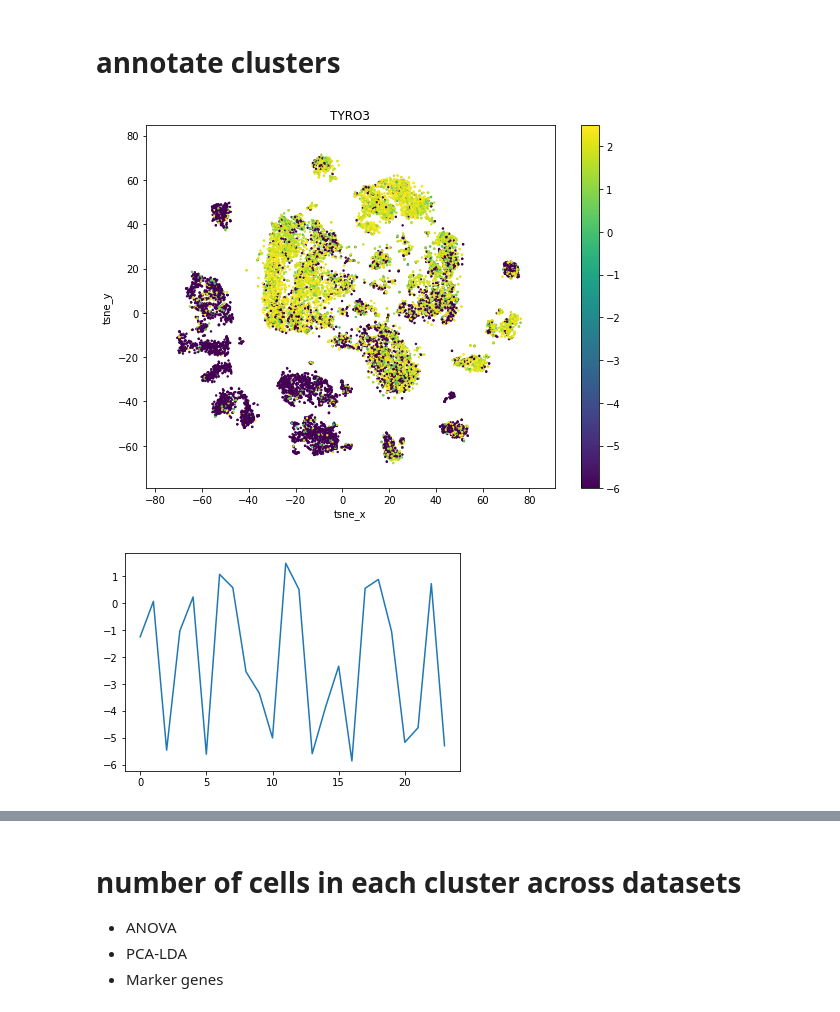
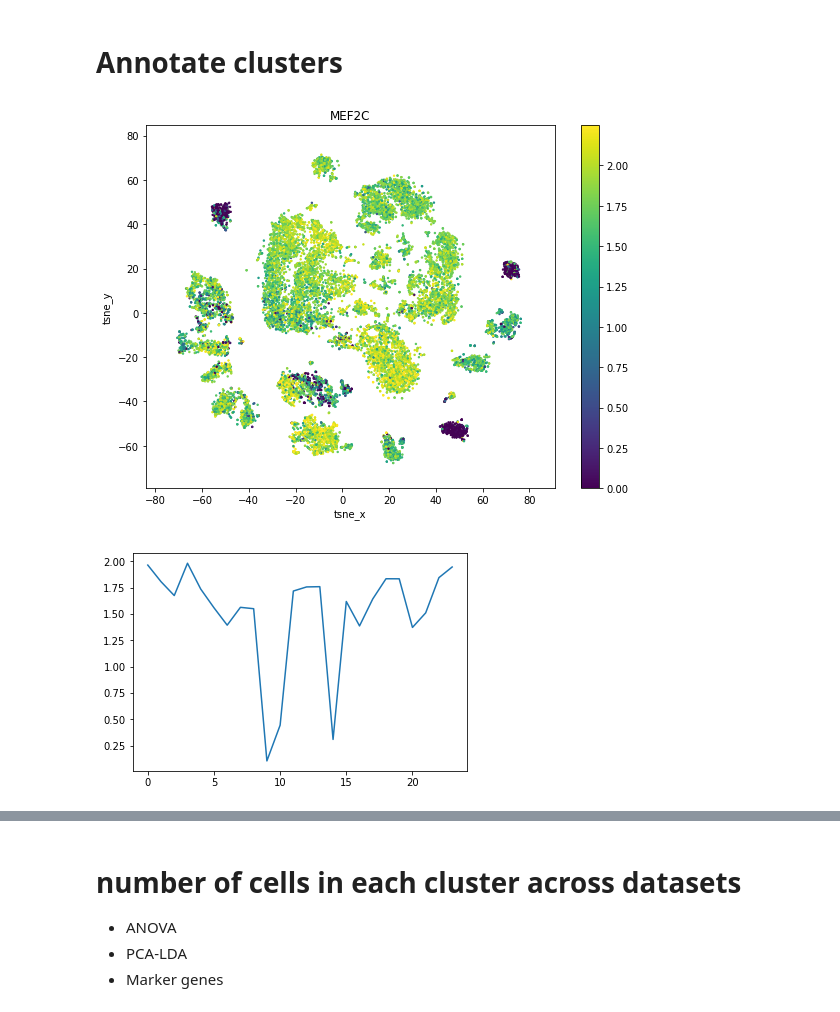
Before and after one commit to mukamel-lab-team/snmcseq, a Jupyter notebook: rna_seq.ipynb, the cells around one changed output, grey strips where cells are left out. Saved outputs shown, nothing was run; the diff lists cells and outputs as text; code cells hidden in the pictures.

```diff
--- a/rna_seq.ipynb
+++ b/rna_seq.ipynb
@@ -22,3 +22,17 @@ from CEMBA_update_mysql import gene_id_to_table_name as id2table
 from CEMBA_init_ensemble_v2 import pull_genebody_info
 # %%
 log = snmcseq_utils.create_logger()
+# %%
+# demographics
+df_demo = [{'donor_id': 'H200.1023', 'sex': 'F'},
+        {'donor_id': 'H200.1025', 'sex': 'M'},
+        {'donor_id': 'H200.1030', 'sex': 'M'},
+        {'donor_id': 'H16.24.010', 'sex': 'M'},
+        {'donor_id': 'H16.06.002', 'sex': 'F'},
+        {'donor_id': 'H16.06.008', 'sex': 'F'},
+        {'donor_id': 'H16.06.009', 'sex': 'F'},
+        {'donor_id': 'H16.03.004', 'sex': 'M'},
+          ]
+df_demo = pd.DataFrame(df_demo)
+df_demo = df_demo.set_index('donor_id')
+df_demo
@@ -40,6 +65,7 @@ df_meta['exp_component_name'] = [sample[:-4] for sample in df_meta['exp_componen
 df_meta = df_meta.set_index('exp_component_name')
 
 df_info = pd.concat([df_clst, df_tsne, df_meta], axis=1)
+df_info = pd.merge(df_info, df_demo, left_on='donor_id', right_index=True)
 
 print(df_clst.shape)
 print(df_tsne.shape)
@@ -84,24 +212,20 @@ snmcseq_utils.plot_tsne_labels(df_info, tc='donor_id', legend_mode=-1)
 # %% [markdown]
-# annotate clusters
+# Annotate clusters
 # %%
-gene_name = 'TYRO3'
+# gene expression tsne
+gene_name = 'MEF2C'
 
 # tsne
 sr_gene = df.loc[gene_name]
+
 df_gene = pd.concat((df_info, sr_gene), axis=1)
 snmcseq_utils.plot_tsne_values(df_gene, tc=gene_name)
-
-# boxplot
-# fig, ax = plt.subplots()
-# sns.boxplot(x='cluster_ID', y=gene_name, data=df_gene, ax=ax)
-# ax.set_xticklabels(ax.get_xticklabels(), rotation=90)
-# plt.show()
 
 # mean plot
 res_mean = df_gene[['cluster_ID', gene_name]].groupby('cluster_ID').mean()
 plt.plot(res_mean.values)
 plt.show()
 # %% [output]
-[figure, old version]
+[figure, new version]
-[figure, old version]
+[figure, new version]
 # %%
```
Also changed, not shown: parts of 39 cells of this notebook, 8 other files.
